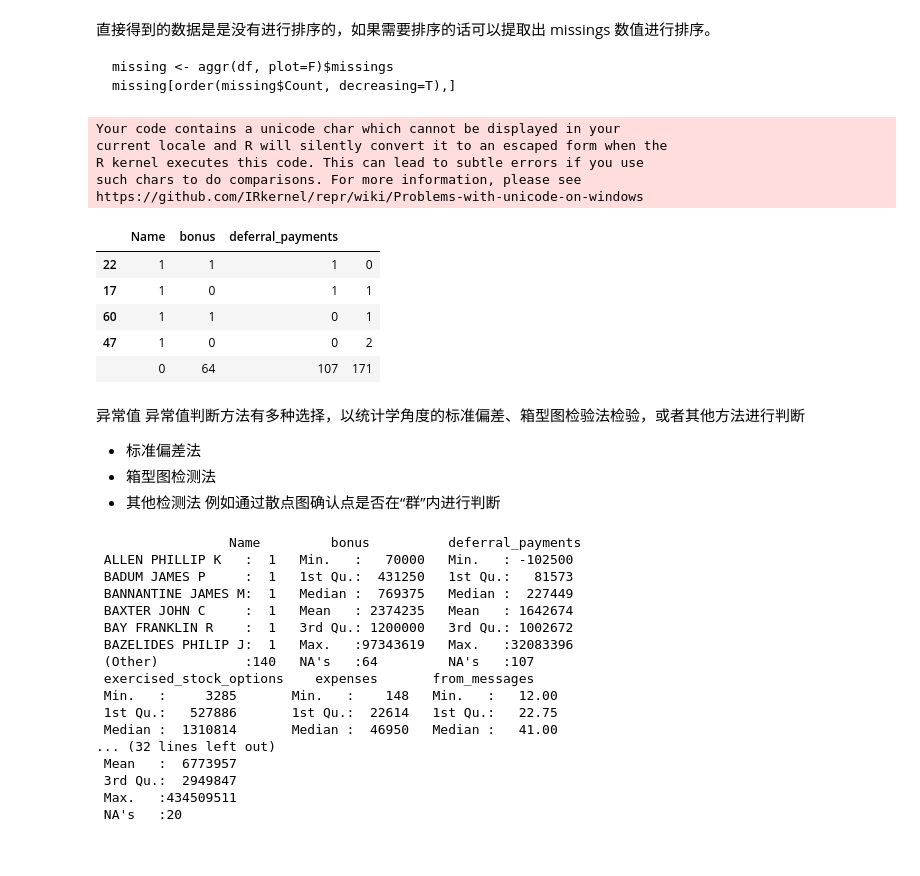
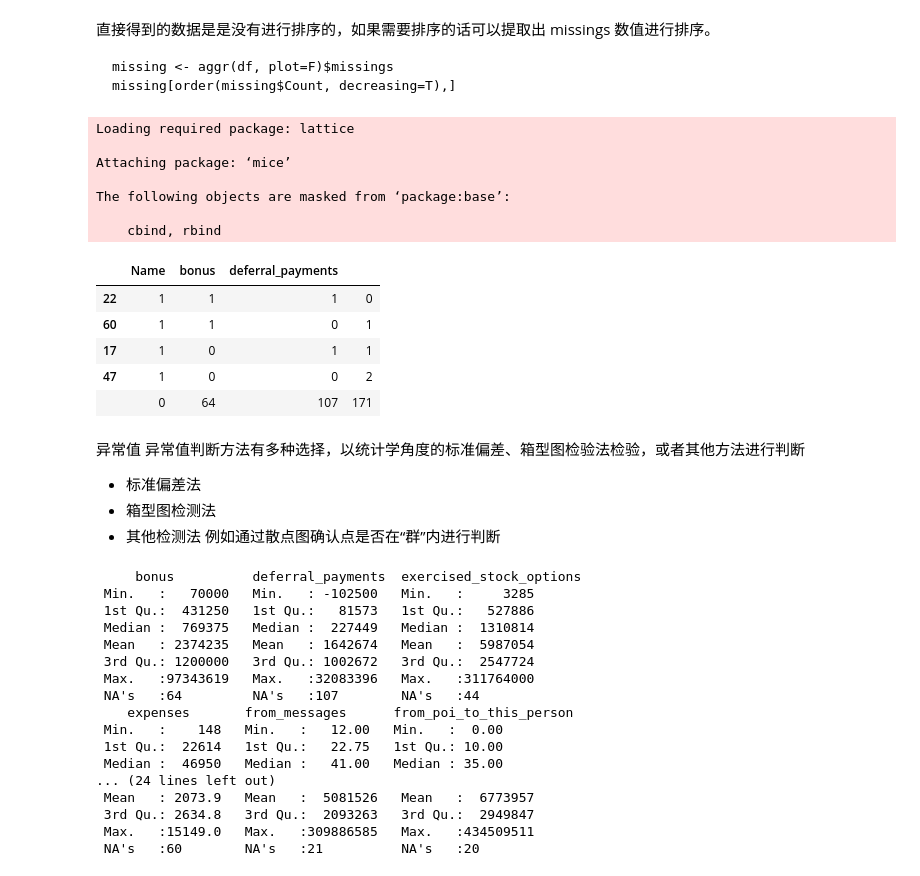
Before and after one commit to jingjingh4/CourseMaterial, a Jupyter notebook: Exercise/Course3Enron_Demo.ipynb, the cells around one changed output. Drawn from its saved outputs; the diff is of its cells as text; code cells hidden in the pictures.

Commit message:
Update the exercise about EDA

```diff
--- a/Exercise/Course3Enron_Demo.ipynb
+++ b/Exercise/Course3Enron_Demo.ipynb
@@ -192,24 +191,29 @@ missing[order(missing$Count, decreasing=T),]
 # %%
 # 对于缺失值严重的字段，这里直接进行删除处理方案以及后续不需要使用的字段 email_address
 df.enron <- subset(df, select =
-                   -c(loan_advances, director_fees, restricted_stock_deferred, restricted_stock_deferred, deferred_income, email_address))
+                   -c(loan_advances, director_fees, restricted_stock_deferred,
+                      restricted_stock_deferred, deferred_income, email_address,
+                     other, Name))
 # %%
 library(mice)
 # 注意⏰ 该内容只作补充了解
 # 解读 df 的 md.pattern 数据
 # 分别表示了每个字段的缺失值模式，1 为该字段无缺失，0 为该字段有缺失值
-# 左边表示统计的数量，例如第一行是所有字段均没有缺失值的情况为 22，第二行是缺失 bonus 字段模式为 17 个以此类推。右边数据为选择的缺失模式
-md.pattern(df[1:3])
+# 左边表示统计的数量，例如第一行是所有字段均没有缺失值的情况为 22，
+# 第二行是缺失 bonus 字段模式为 17 个以此类推。右边数据为选择的缺失模式
+md.pattern(df[1:3], plot = F)
 # %% [output]
-Your code contains a unicode char which cannot be displayed in your
-current locale and R will silently convert it to an escaped form when the
-R kernel executes this code. This can lead to subtle errors if you use
-such chars to do comparisons. For more information, please see
-https://github.com/IRkernel/repr/wiki/Problems-with-unicode-on-windows
+Loading required package: lattice
+
+Attaching package: ‘mice’
+
+The following objects are masked from ‘package:base’:
+
+    cbind, rbind
 |  | Name | bonus | deferral_payments |  |
 | 22 | 1 | 1 | 1 | 0 |
+| 60 | 1 | 1 | 0 | 1 |
 | 17 | 1 | 0 | 1 | 1 |
-| 60 | 1 | 1 | 0 | 1 |
 | 47 | 1 | 0 | 0 | 2 |
 |  | 0 | 64 | 107 | 171 |
 # %% [markdown]
@@ -220,21 +224,21 @@ https://github.com/IRkernel/repr/wiki/Problems-with-unicode-on-windows
 # %%
 summary(df.enron)
 # %% [output]
-                 Name         bonus          deferral_payments
- ALLEN PHILLIP K   :  1   Min.   :   70000   Min.   : -102500
- BADUM JAMES P     :  1   1st Qu.:  431250   1st Qu.:   81573
- BANNANTINE JAMES M:  1   Median :  769375   Median :  227449
- BAXTER JOHN C     :  1   Mean   : 2374235   Mean   : 1642674
- BAY FRANKLIN R    :  1   3rd Qu.: 1200000   3rd Qu.: 1002672
- BAZELIDES PHILIP J:  1   Max.   :97343619   Max.   :32083396
- (Other)           :140   NA's   :64         NA's   :107
- exercised_stock_options    expenses       from_messages
- Min.   :     3285       Min.   :    148   Min.   :   12.00
- 1st Qu.:   527886       1st Qu.:  22614   1st Qu.:   22.75
- Median :  1310814       Median :  46950   Median :   41.00
-... (32 lines left out)
- Mean   :  6773957
- 3rd Qu.:  2949847
- Max.   :434509511
- NA's   :20
+     bonus          deferral_payments  exercised_stock_options
+ Min.   :   70000   Min.   : -102500   Min.   :     3285
+ 1st Qu.:  431250   1st Qu.:   81573   1st Qu.:   527886
+ Median :  769375   Median :  227449   Median :  1310814
+ Mean   : 2374235   Mean   : 1642674   Mean   :  5987054
+ 3rd Qu.: 1200000   3rd Qu.: 1002672   3rd Qu.:  2547724
+ Max.   :97343619   Max.   :32083396   Max.   :311764000
+ NA's   :64         NA's   :107        NA's   :44
+    expenses       from_messages      from_poi_to_this_person
+ Min.   :    148   Min.   :   12.00   Min.   :  0.00
+ 1st Qu.:  22614   1st Qu.:   22.75   1st Qu.: 10.00
+ Median :  46950   Median :   41.00   Median : 35.00
+... (24 lines left out)
+ Mean   : 2073.9   Mean   :  5081526   Mean   :  6773957
+ 3rd Qu.: 2634.8   3rd Qu.:  2093263   3rd Qu.:  2949847
+ Max.   :15149.0   Max.   :309886585   Max.   :434509511
+ NA's   :60        NA's   :21          NA's   :20
 # %%
```
Also changed, not shown: parts of 44 cells of this notebook.
